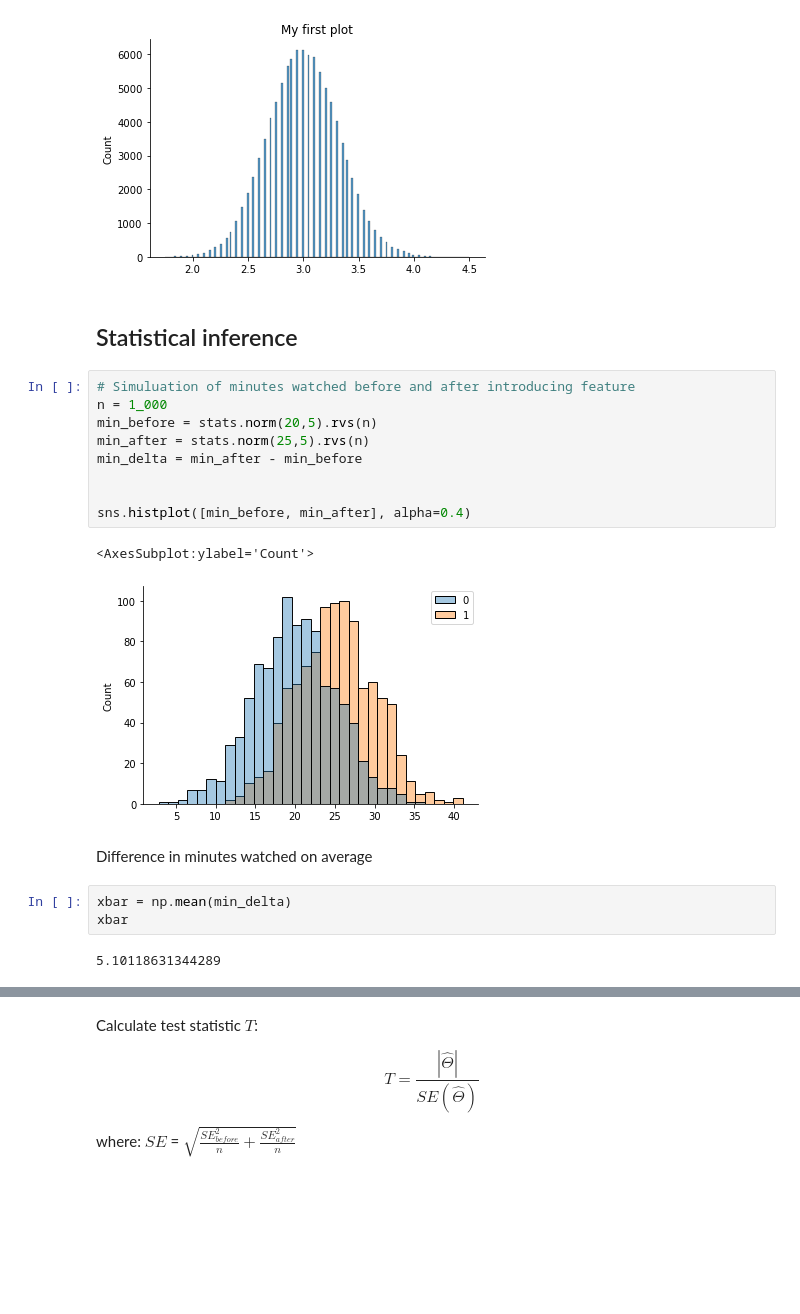
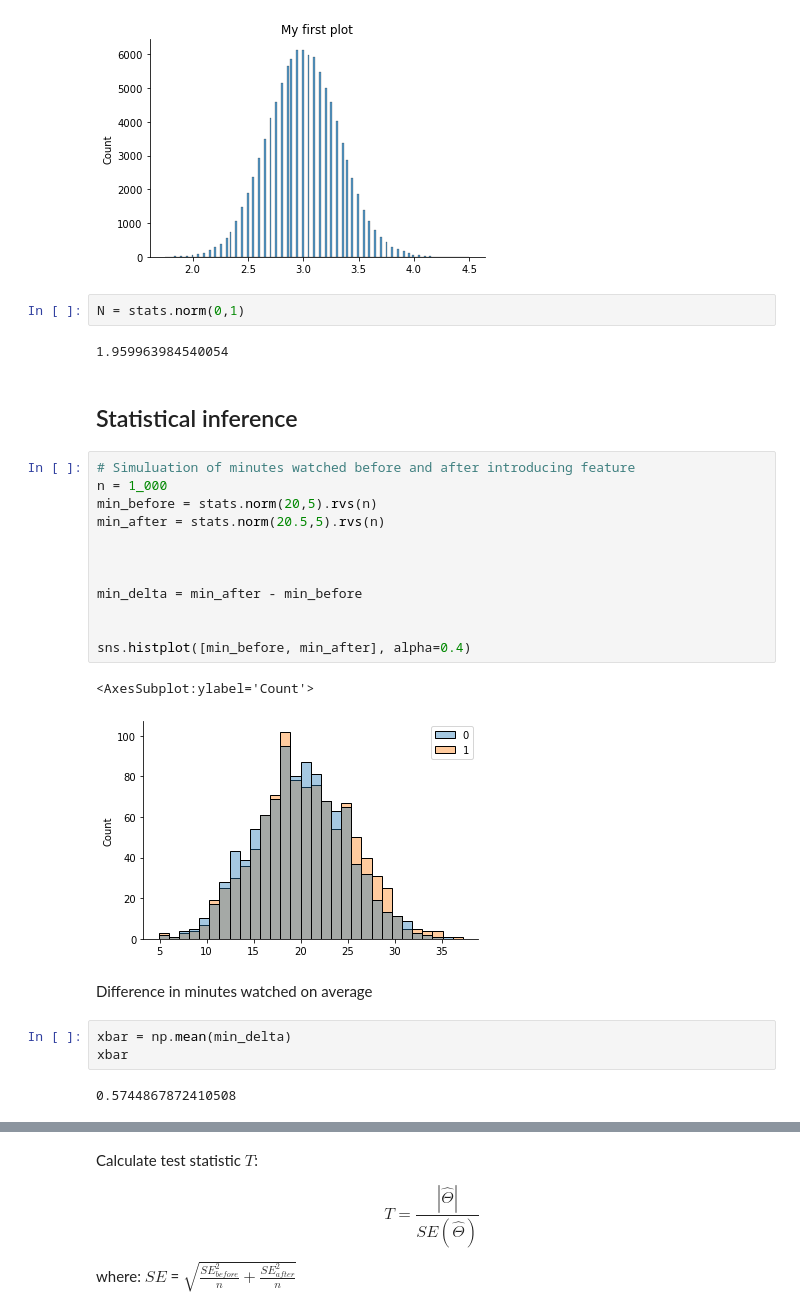
Before and after one commit to fredzett/Notebooks, a Jupyter notebook: Chapter_02_code.ipynb, the cells around one changed output, grey strips where cells are left out. Saved outputs shown, nothing was run; the diff lists cells and outputs as text; blank space fills up the shorter version.

```diff
--- a/Chapter_02_code.ipynb
+++ b/Chapter_02_code.ipynb
@@ -465,27 +474,34 @@ myhistplot(xbars, "My first plot")
 # %% [output]
 <AxesSubplot:title={'center':'My first plot'}, ylabel='Count'>
 [figure]
+# %%
+N = stats.norm(0,1)
+# %% [output]
+1.959963984540054
 # %% [markdown]
 ## Statistical inference
 # %%
 # Simuluation of minutes watched before and after introducing feature
 n = 1_000
 min_before = stats.norm(20,5).rvs(n)
-min_after = stats.norm(25,5).rvs(n)
+min_after = stats.norm(20.5,5).rvs(n)
+
+
+
 min_delta = min_after - min_before
 
 
 sns.histplot([min_before, min_after], alpha=0.4)
 # %% [output]
 <AxesSubplot:ylabel='Count'>
-[figure, old version]
+[figure, new version]
 # %% [markdown]
 Difference in minutes watched on average
 # %%
 xbar = np.mean(min_delta)
 xbar
 # %% [output]
-5.10118631344289
+0.5744867872410508
 # %%
 sns.histplot(min_delta)
 # %% [output]
```
Also changed, not shown: parts of 10 cells of this notebook, 1 other file.
